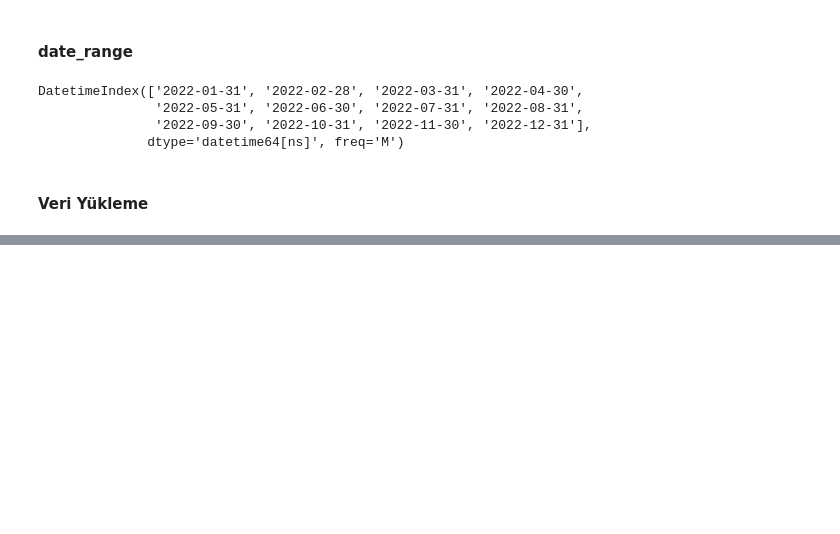
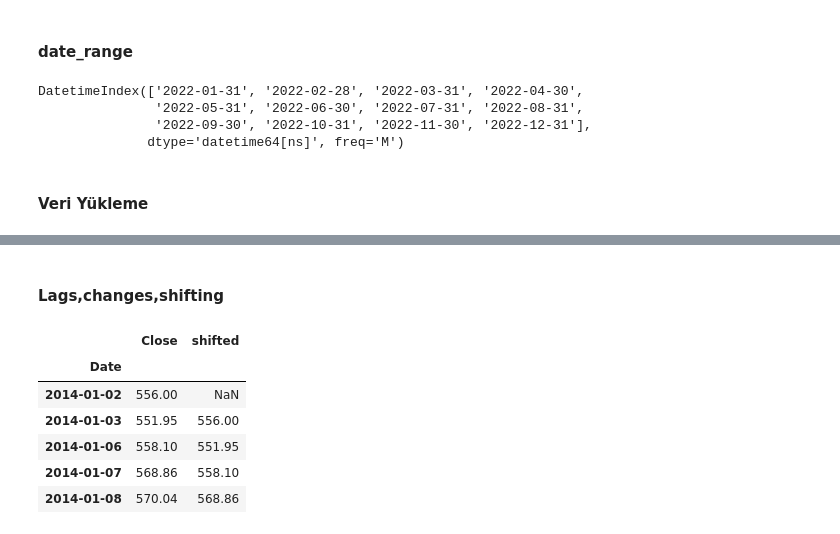
Before and after one commit to ibrahimediz/timeseriesanalysandforecasting0712_1112_23, a Jupyter notebook: Dokumanlar/01_ManipulateData.ipynb, the cells around one changed output, grey strips where cells are left out. Cells and saved outputs as stored; diff of their text form; code cells hidden in the pictures; blank space fills up the shorter version.

```diff
--- a/Dokumanlar/01_ManipulateData.ipynb
+++ b/Dokumanlar/01_ManipulateData.ipynb
@@ -41,0 +141,13 @@ DatetimeIndex(['2022-01-31', '2022-02-28', '2022-03-31', '2022-04-30',
+# %% [markdown]
+#### Lags,changes,shifting
+# %%
+google["shifted"] = google.Close.shift()
+google.head()
+# %% [output]
+|  | Close | shifted |
+| Date |  |  |
+| 2014-01-02 | 556.00 | NaN |
+| 2014-01-03 | 551.95 | 556.00 |
+| 2014-01-06 | 558.10 | 551.95 |
+| 2014-01-07 | 568.86 | 558.10 |
+| 2014-01-08 | 570.04 | 568.86 |
```
Also changed, not shown: parts of 17 cells of this notebook, 15 other files.
